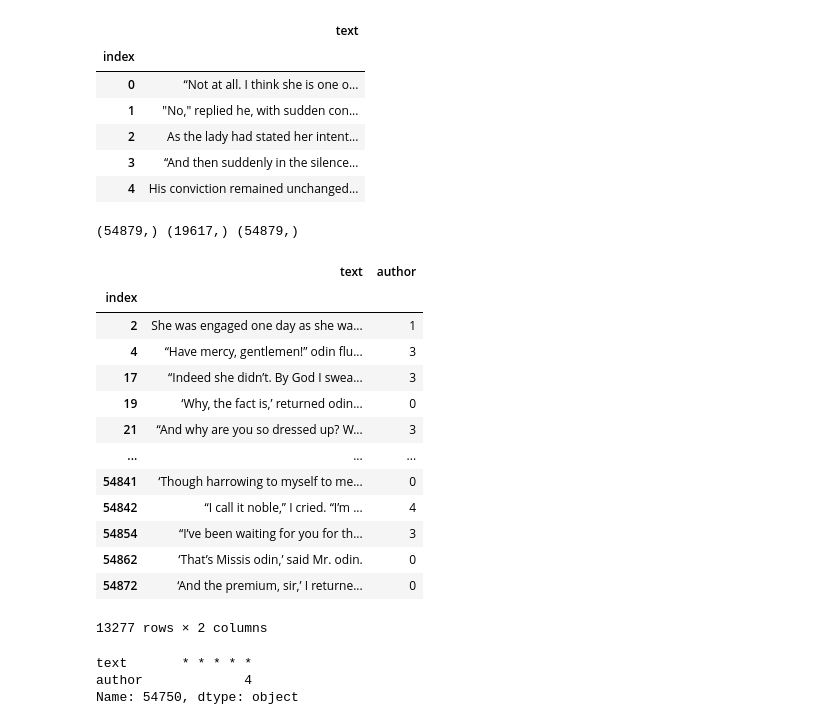
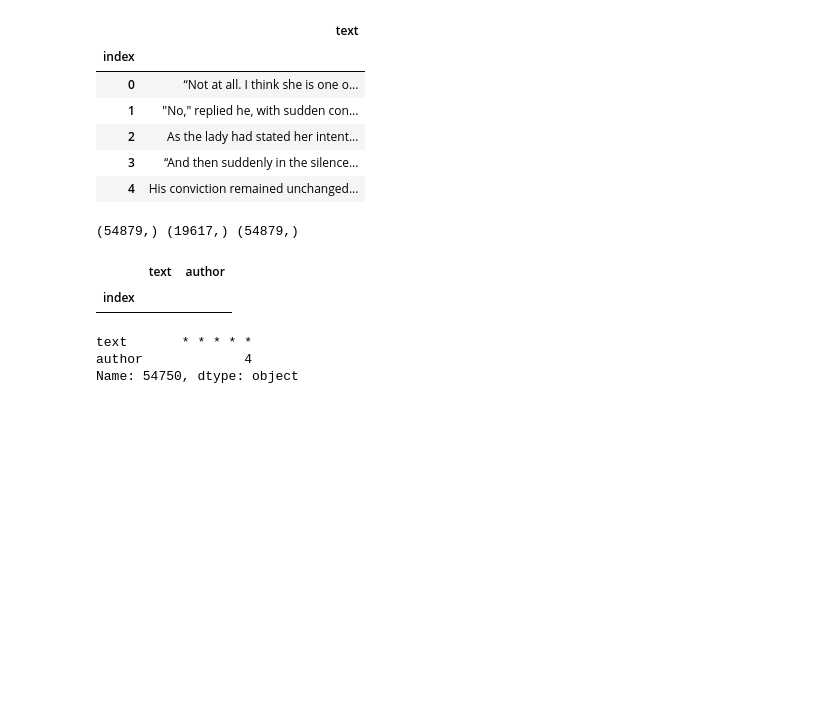
Before and after one commit to cksgnlcjswo/dku_dacon, a Jupyter notebook: 기말대회/attention.ipynb, the cells around one changed output. Saved outputs shown, nothing was run; the diff lists cells and outputs as text; code cells hidden in the pictures; blank space fills up the shorter version.

```diff
--- a/기말대회/attention.ipynb
+++ b/기말대회/attention.ipynb
@@ -174,22 +174,10 @@ print(X_train.shape, X_test.shape, y.shape)
 # %% [output]
 (54879,) (19617,) (54879,)
 # %%
-train[train['text'].str.contains("’")]
+train[train['text'].str.contains("semicolons")]
 # %% [output]
 |  | text | author |
 | index |  |  |
-| 2 | She was engaged one day as she wa... | 1 |
-| 4 | “Have mercy, gentlemen!” odin flu... | 3 |
-| 17 | “Indeed she didn’t. By God I swea... | 3 |
-| 19 | ‘Why, the fact is,’ returned odin... | 0 |
-| 21 | “And why are you so dressed up? W... | 3 |
-| ... | ... | ... |
-| 54841 | ‘Though harrowing to myself to me... | 0 |
-| 54842 | “I call it noble,” I cried. “I’m ... | 4 |
-| 54854 | “I’ve been waiting for you for th... | 3 |
-| 54862 | ‘That’s Missis odin,’ said Mr. odin. | 0 |
-| 54872 | ‘And the premium, sir,’ I returne... | 0 |
-13277 rows × 2 columns
 # %%
 #기회갇 되면 &포함시켜서 훈련시켜보기
 # -은 한단어로 표현된 경우도 있으니 놔두기.
```
Also changed, not shown: parts of 13 cells of this notebook.
